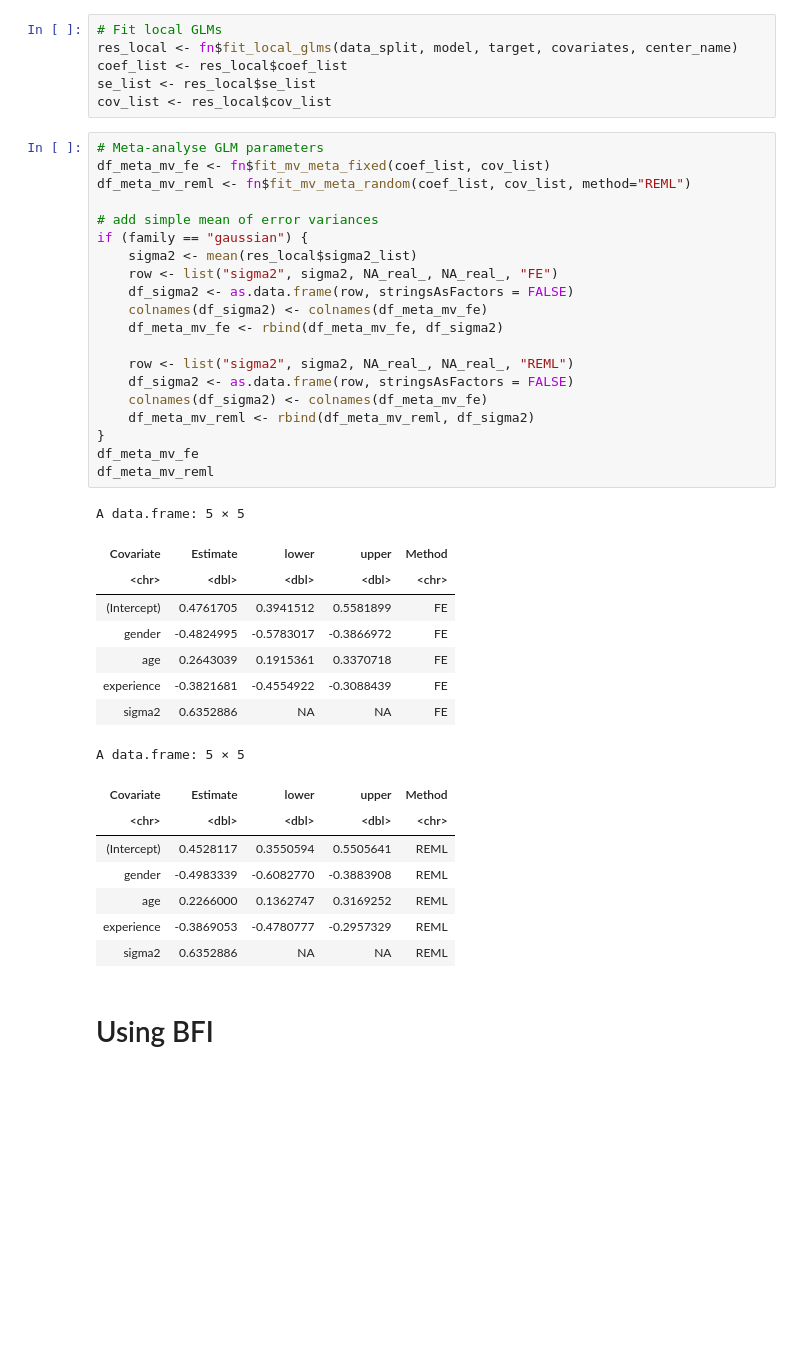
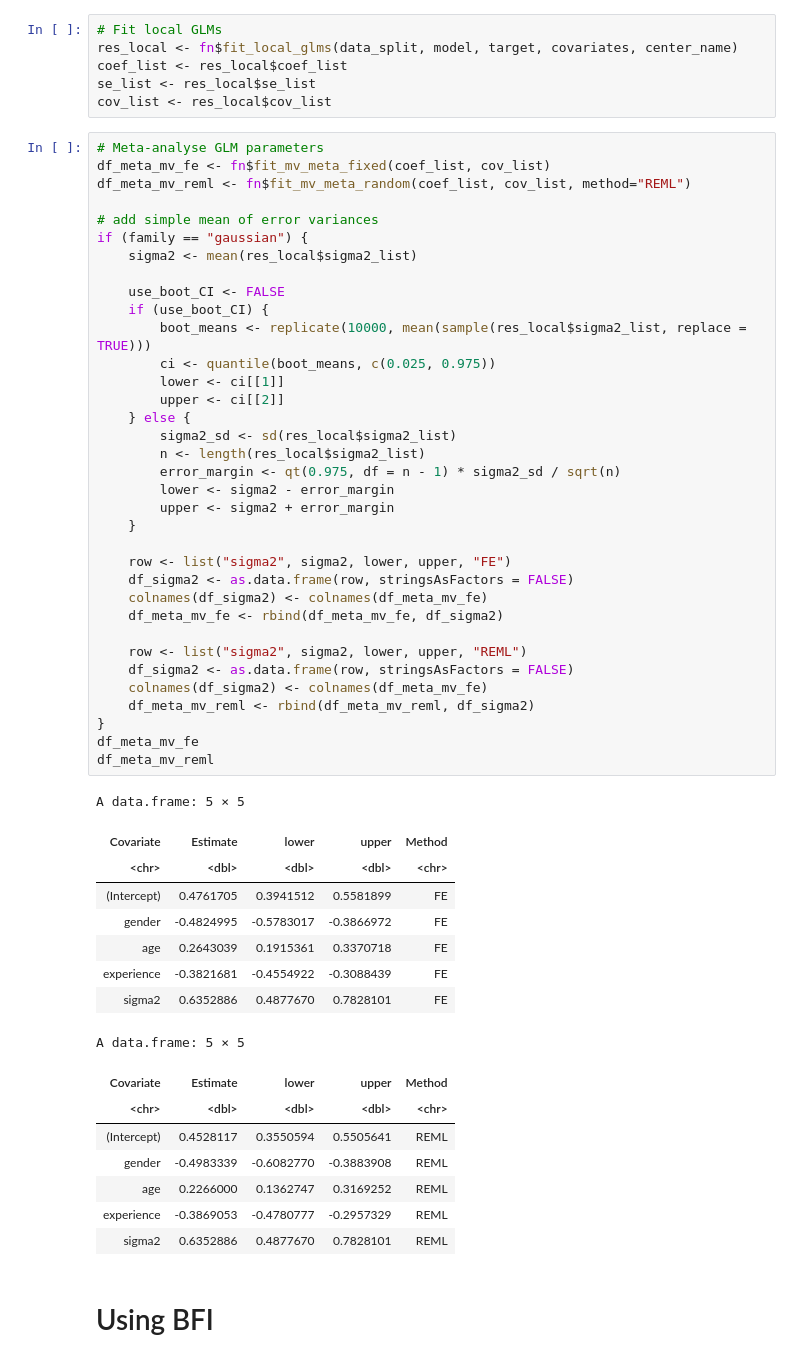
Before and after one commit to lisa-gm/confeR, a Jupyter notebook: notebook.ipynb, the cells around one changed output. Saved outputs shown, nothing was run; the diff lists cells and outputs as text; blank space fills up the shorter version.

```diff
--- a/notebook.ipynb
+++ b/notebook.ipynb
@@ -172,32 +189,47 @@ cov_list <- res_local$cov_list
 # %%
 # Meta-analyse GLM parameters
 df_meta_mv_fe <- fn$fit_mv_meta_fixed(coef_list, cov_list)
 df_meta_mv_reml <- fn$fit_mv_meta_random(coef_list, cov_list, method="REML")
 
 # add simple mean of error variances
 if (family == "gaussian") {
     sigma2 <- mean(res_local$sigma2_list)
-    row <- list("sigma2", sigma2, NA_real_, NA_real_, "FE")
+
+    use_boot_CI <- FALSE
+    if (use_boot_CI) {
+        boot_means <- replicate(10000, mean(sample(res_local$sigma2_list, replace = TRUE)))
+        ci <- quantile(boot_means, c(0.025, 0.975))
+        lower <- ci[[1]]
+        upper <- ci[[2]]
+    } else {
+        sigma2_sd <- sd(res_local$sigma2_list)
+        n <- length(res_local$sigma2_list)
+        error_margin <- qt(0.975, df = n - 1) * sigma2_sd / sqrt(n)
+        lower <- sigma2 - error_margin
+        upper <- sigma2 + error_margin
+    }
+
+    row <- list("sigma2", sigma2, lower, upper, "FE")
     df_sigma2 <- as.data.frame(row, stringsAsFactors = FALSE)
     colnames(df_sigma2) <- colnames(df_meta_mv_fe)
     df_meta_mv_fe <- rbind(df_meta_mv_fe, df_sigma2)
 
-    row <- list("sigma2", sigma2, NA_real_, NA_real_, "REML")
+    row <- list("sigma2", sigma2, lower, upper, "REML")
     df_sigma2 <- as.data.frame(row, stringsAsFactors = FALSE)
     colnames(df_sigma2) <- colnames(df_meta_mv_fe)
     df_meta_mv_reml <- rbind(df_meta_mv_reml, df_sigma2)
 }
 df_meta_mv_fe
 df_meta_mv_reml
 # %% [output]
 A data.frame: 5 × 5
 | Covariate | Estimate | lower | upper | Method |
 | <chr> | <dbl> | <dbl> | <dbl> | <chr> |
 | (Intercept) | 0.4761705 | 0.3941512 | 0.5581899 | FE |
 | gender | -0.4824995 | -0.5783017 | -0.3866972 | FE |
 | age | 0.2643039 | 0.1915361 | 0.3370718 | FE |
 | experience | -0.3821681 | -0.4554922 | -0.3088439 | FE |
-| sigma2 | 0.6352886 | NA | NA | FE |
+| sigma2 | 0.6352886 | 0.4877670 | 0.7828101 | FE |
 A data.frame: 5 × 5
 | Covariate | Estimate | lower | upper | Method |
 | <chr> | <dbl> | <dbl> | <dbl> | <chr> |
@@ -205,7 +237,7 @@ A data.frame: 5 × 5
 | gender | -0.4983339 | -0.6082770 | -0.3883908 | REML |
 | age | 0.2266000 | 0.1362747 | 0.3169252 | REML |
 | experience | -0.3869053 | -0.4780777 | -0.2957329 | REML |
-| sigma2 | 0.6352886 | NA | NA | REML |
+| sigma2 | 0.6352886 | 0.4877670 | 0.7828101 | REML |
 # %% [markdown]
 # Using BFI
 # %%
```
Also changed, not shown: parts of 6 cells of this notebook, 3 other files.
